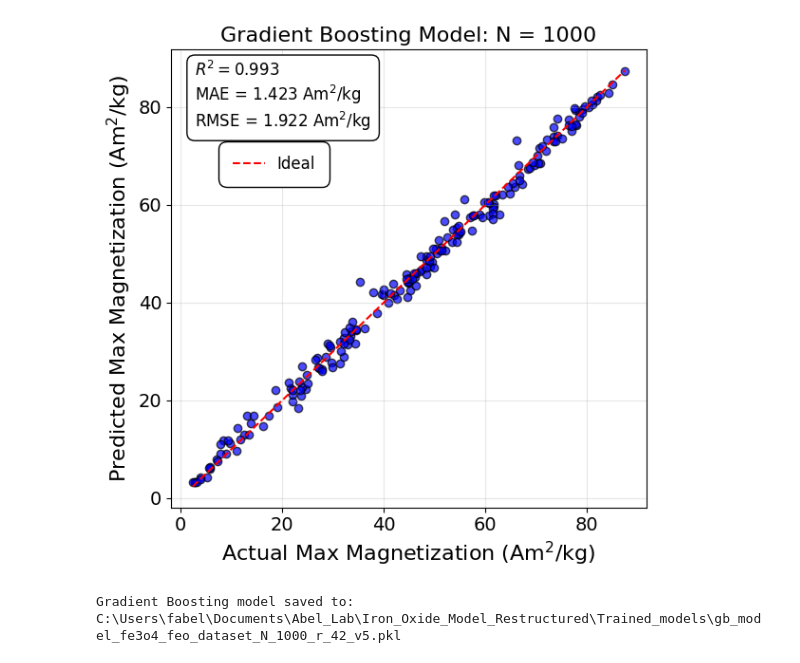
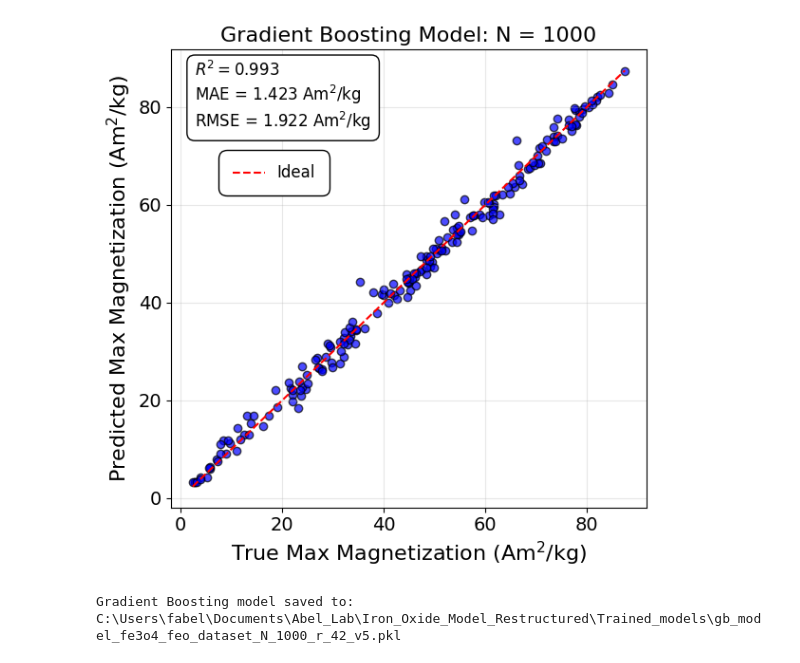
Before and after one commit to Fabel88/XRD-to-magnetization_iron_oxides, a Jupyter notebook: Notebooks/Fe3O4_FeO_XRD-Magnetization_RF_GB_Model_Inference_Plots.ipynb, the cells around one changed output. Saved outputs shown, nothing was run; the diff lists cells and outputs as text; code cells hidden in the pictures.

Commit message:
Update analysis notebooks and experimental datasets

```diff
--- a/Notebooks/Fe3O4_FeO_XRD-Magnetization_RF_GB_Model_Inference_Plots.ipynb
+++ b/Notebooks/Fe3O4_FeO_XRD-Magnetization_RF_GB_Model_Inference_Plots.ipynb
@@ -558,8 +557,7 @@ DATA_FILE = "fe3o4_feo_dataset_N_1000_r_42.npz"
 data_path = DATA_DIR / DATA_FILE
 model_path = MODEL_OUTPUT_DIR / MODEL_FILE
 
-if not data_path.exists():
-    raise FileNotFoundError(f"Dataset not found:\n{data_path}")
+
 
 # Confirm that the dataset exists before loading
 if not data_path.exists():
@@ -623,46 +621,46 @@ r2   = r2_score(y_test, y_pred)
 mae  = mean_absolute_error(y_test, y_pred)
 rmse = np.sqrt(mean_squared_error(y_test, y_pred))
 
-# Plot predicted vs. actual
+# Plot predicted vs. true
 plt.figure(figsize=(6, 6))
 plt.scatter(y_test, y_pred, c="b", alpha=0.7, edgecolor='k')
 
 lims = [min(y_test.min(), y_pred.min()), max(y_test.max(), y_pred.max())]
 plt.plot(lims, lims, 'r--', label='Ideal')
-plt.xlabel('Actual Max Magnetization (Am$^2$/kg)', fontsize=16)
+plt.xlabel('True Max Magnetization (Am$^2$/kg)', fontsize=16)
 plt.ylabel('Predicted Max Magnetization (Am$^2$/kg)', fontsize=16)
 plt.xticks(fontsize=14)
 plt.yticks(fontsize=14)
 plt.title('Gradient Boosting Model: N = 1000', fontsize=16)
 
 textstr = '\n'.join((
     f'$R^2 = {r2:.3f}$',
     f'MAE = {mae:.3f} Am$^2$/kg',
     f'RMSE = {rmse:.3f} Am$^2$/kg',
 ))
 plt.text(0.05, 0.975, textstr, transform=plt.gca().transAxes,
          fontsize=12, verticalalignment='top',
          bbox=dict(boxstyle='round,pad=0.5', facecolor='white', alpha=1.0))
 
-legend = plt.legend(loc='upper left', bbox_to_anchor=(0.1, 0.8),
+legend = plt.legend(loc='upper left', bbox_to_anchor=(0.1, 0.78),
                     fontsize=12, frameon=True)
 frame = legend.get_frame()
 frame.set_facecolor('white')
 frame.set_edgecolor('black')
 frame.set_alpha(1.0)
 frame.set_linewidth(1.0)
 frame.set_boxstyle("round,pad=0.5")
 
 plt.grid(alpha=0.3)
 plt.tight_layout()
 plt.show()
 
 # Save the trained model as .pkl
 joblib.dump(gb, model_path)
 print("Gradient Boosting model saved to:")
 print(model_path)
 # %% [output]
-[figure, old version]
+[figure, new version]
 Gradient Boosting model saved to:
 C:\Users\fabel\Documents\Abel_Lab\Iron_Oxide_Model_Restructured\Trained_models\gb_model_fe3o4_feo_dataset_N_1000_r_42_v5.pkl
 # %%
```
Also changed, not shown: parts of 21 cells of this notebook, 6 other files.
